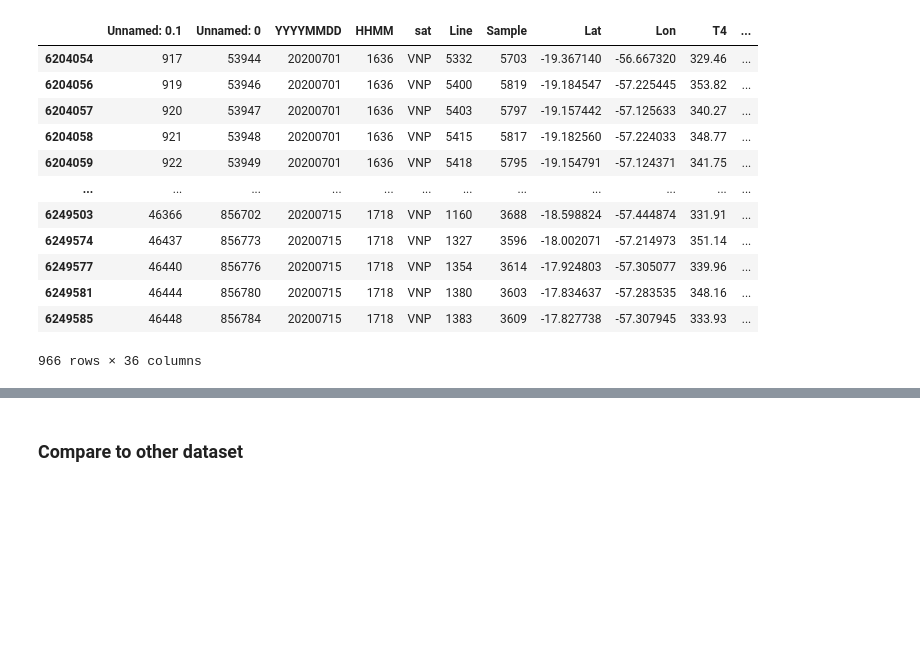
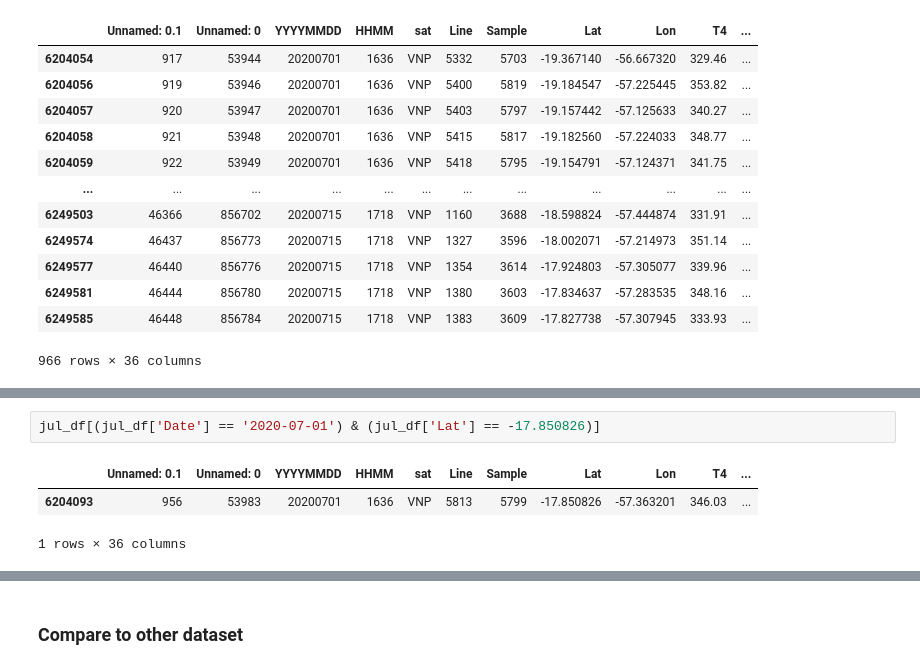
Before and after one commit to steve-hewitt/amazon, a Jupyter notebook: Pixel_Filter_and_EDA.ipynb, the cells around one changed output, grey strips where cells are left out. Saved outputs shown, nothing was run; the diff lists cells and outputs as text; blank space fills up the shorter version.

```diff
--- a/Pixel_Filter_and_EDA.ipynb
+++ b/Pixel_Filter_and_EDA.ipynb
@@ -427,3 +419,9 @@ alt.Chart(jul_df[['Lat', 'Lon', 'Date', 'tool2']]).mark_circle(size=250).encode(
 ).properties(height=600, width=600).interactive()
 # %% [output]
 [interactive output not drawn]
+# %%
+jul_df[(jul_df['Date'] == '2020-07-01') & (jul_df['Lat'] == -17.850826)]
+# %% [output]
+|  | Unnamed: 0.1 | Unnamed: 0 | YYYYMMDD | HHMM | sat | Line | Sample | Lat | Lon | T4 | ... |
+| 6204093 | 956 | 53983 | 20200701 | 1636 | VNP | 5813 | 5799 | -17.850826 | -57.363201 | 346.03 | ... |
+1 rows × 36 columns
```
Also changed, not shown: parts of 4 cells of this notebook, 1 other file.
